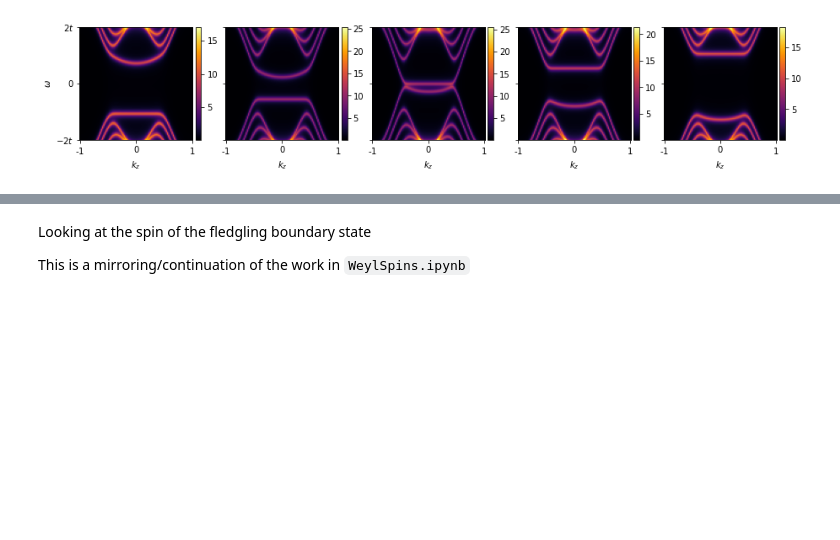
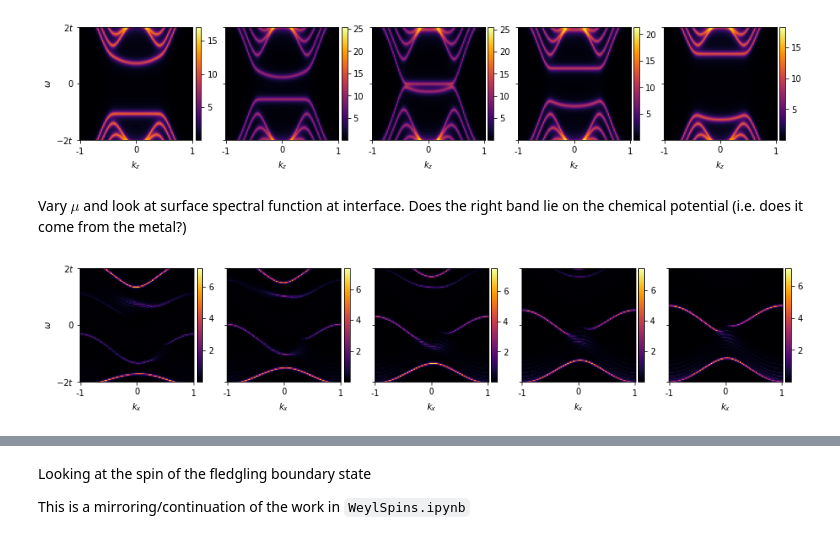
Before and after one commit to leogoutte/weylsemimetal_tools, a Jupyter notebook: WeylPlots.ipynb, the cells around one changed output, grey strips where cells are left out. Saved outputs shown, nothing was run; the diff lists cells and outputs as text; code cells hidden in the pictures; blank space fills up the shorter version.

```diff
--- a/WeylPlots.ipynb
+++ b/WeylPlots.ipynb
@@ -121,3 +103,19 @@ As_23 = wp.SpectralFunctionArray(size=20,res=100,plot_type="zw",xrange=np.pi,yra
 wp.FivePlots(As_0,As_08,As_1,As_15,As_23,kname="k_z")
 # %% [output]
 [figure]
+# %% [markdown]
+Vary $\mu$ and look at surface spectral function at interface. Does the right band lie on the chemical potential (i.e. does it come from the metal?)
+# %%
+res=100
+r=2.3
+kz=np.pi/2
+wrange=4
+As_a = wp.SpectralFunctionArray(size=20,res=res,plot_type="xw",xrange=np.pi,yrange=wrange,w=0,kx=-0.5,kz=kz,t=1,g=0,mu=-0,r=r,surface=True,side=1,spin=0,spin_dir="z")
+As_b = wp.SpectralFunctionArray(size=20,res=res,plot_type="xw",xrange=np.pi,yrange=wrange,w=0,kx=-0.25,kz=kz,t=1,g=0,mu=-1,r=r,surface=True,side=1,spin=0,spin_dir="z")
+As_c = wp.SpectralFunctionArray(size=20,res=res,plot_type="xw",xrange=np.pi,yrange=wrange,w=0,kx=0,kz=kz,t=1,g=0,mu=-2,r=r,surface=True,side=1,spin=0,spin_dir="z")
+As_d = wp.SpectralFunctionArray(size=20,res=res,plot_type="xw",xrange=np.pi,yrange=wrange,w=0,kx=0.25,kz=kz,t=1,g=0,mu=-3,r=r,surface=True,side=1,spin=0,spin_dir="z")
+As_e = wp.SpectralFunctionArray(size=20,res=res,plot_type="xw",xrange=np.pi,yrange=wrange,w=0,kx=0.5,kz=kz,t=1,g=0,mu=-4,r=r,surface=True,side=1,spin=0,spin_dir="z")
+# %%
+wp.FivePlots(As_a,As_b,As_c,As_d,As_e,kname="k_x")
+# %% [output]
+[figure, added]
```
Also changed, not shown: parts of 11 cells of this notebook, 8 other files.
